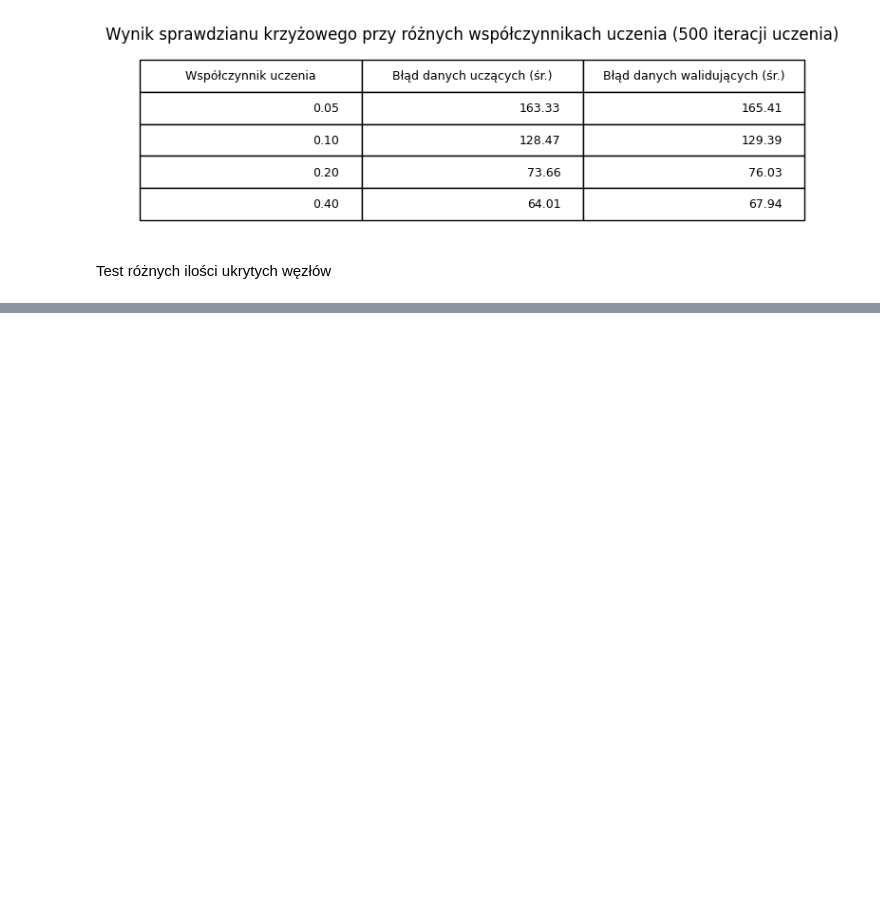
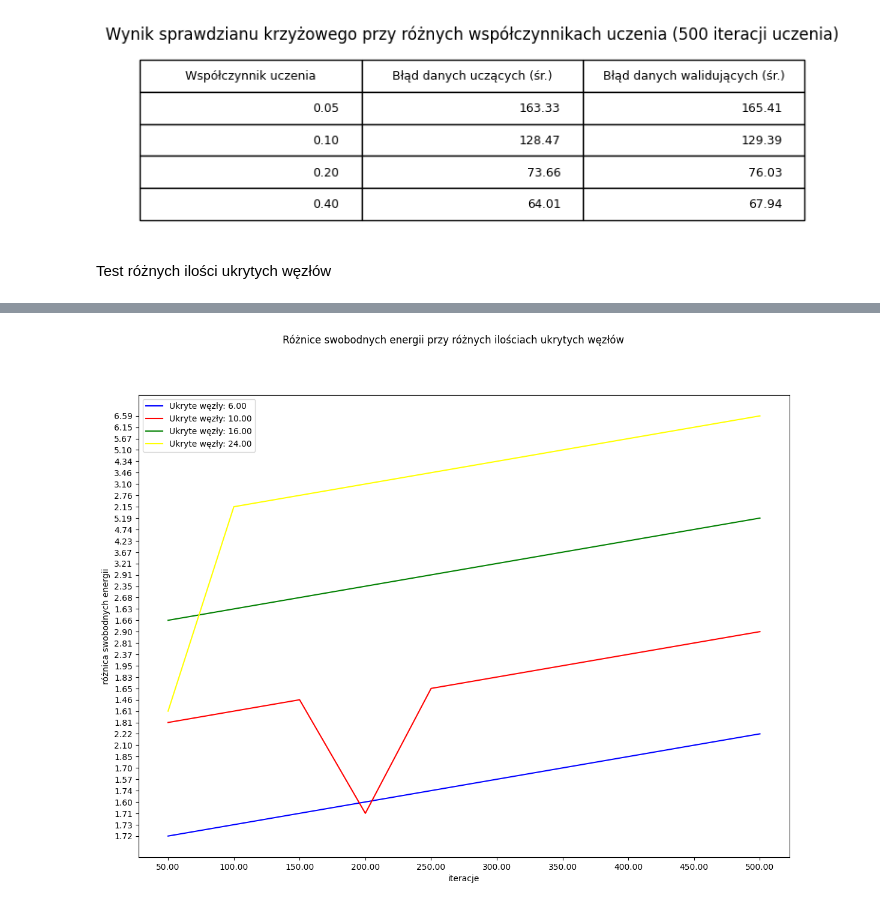
Before and after one commit to mattreu/ml_tests, a Jupyter notebook: recommendations/rbm_analytics.ipynb, the cells around one changed output, grey strips where cells are left out. Saved outputs shown, nothing was run; the diff lists cells and outputs as text; code cells hidden in the pictures; blank space fills up the shorter version.

```diff
--- a/recommendations/rbm_analytics.ipynb
+++ b/recommendations/rbm_analytics.ipynb
@@ -289,0 +330,14 @@ plt.show()
+# %%
+fig = plt.figure(figsize=(14,10))
+fig.suptitle('Różnice swobodnych energii przy różnych ilościach ukrytych węzłów')
+ax = fig.add_subplot()
+plot_colors = ['blue', 'red', 'green', 'yellow', 'purple']
+for index, hidden_nodes_num in enumerate(testing_hidden_nodes_num):
+    mask = table_data[:, 0] == '{:.2f}'.format(hidden_nodes_num)
+    ax.plot(table_data[mask,1], table_data[mask, 4], color=plot_colors[index], label='Ukryte węzły: {:.2f}'.format(hidden_nodes_num))
+ax.legend()
+ax.set_xlabel('iteracje')
+ax.set_ylabel('różnica swobodnych energii')
+plt.show()
+# %% [output]
+[figure, added]
```
Also changed, not shown: parts of 10 cells of this notebook.
